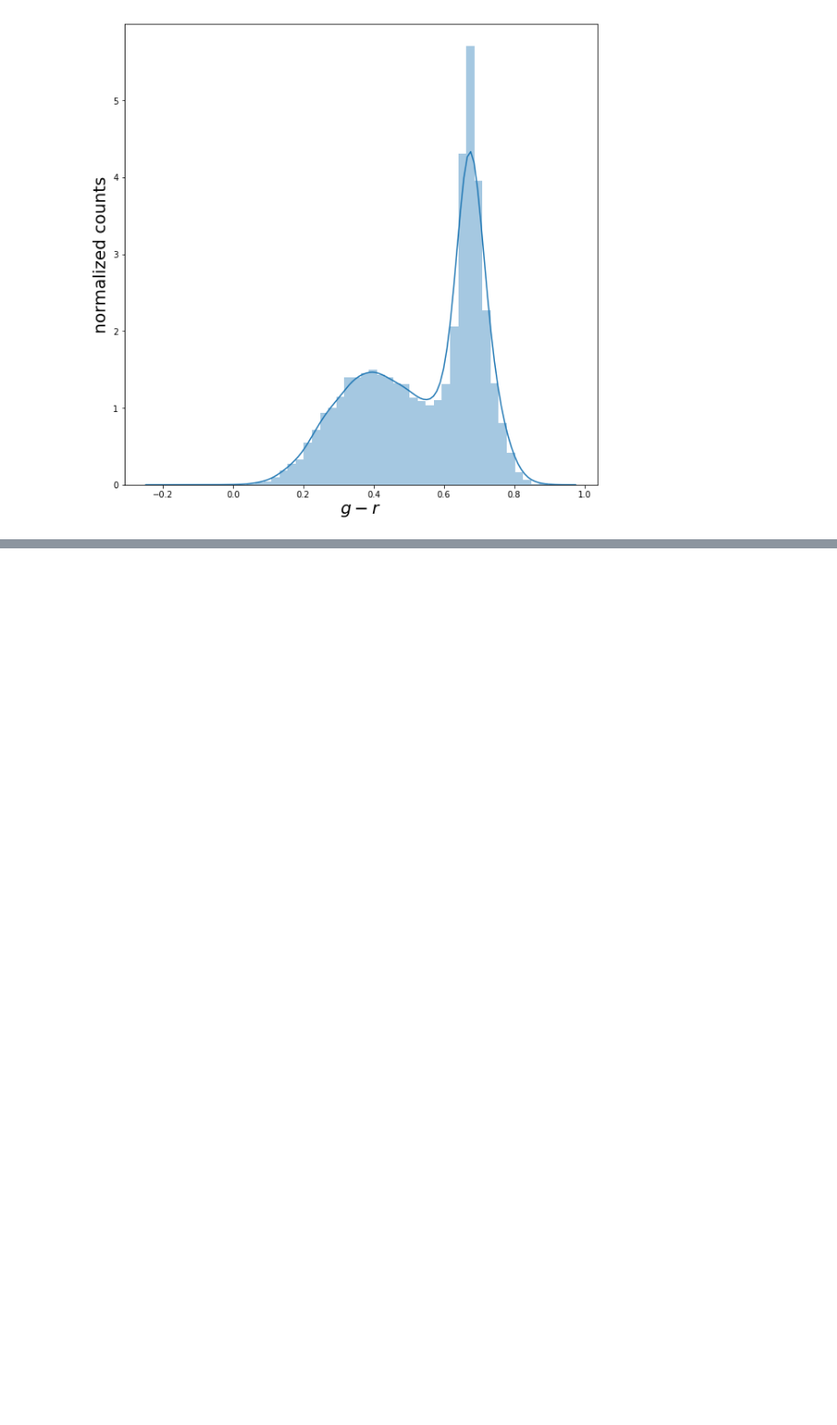
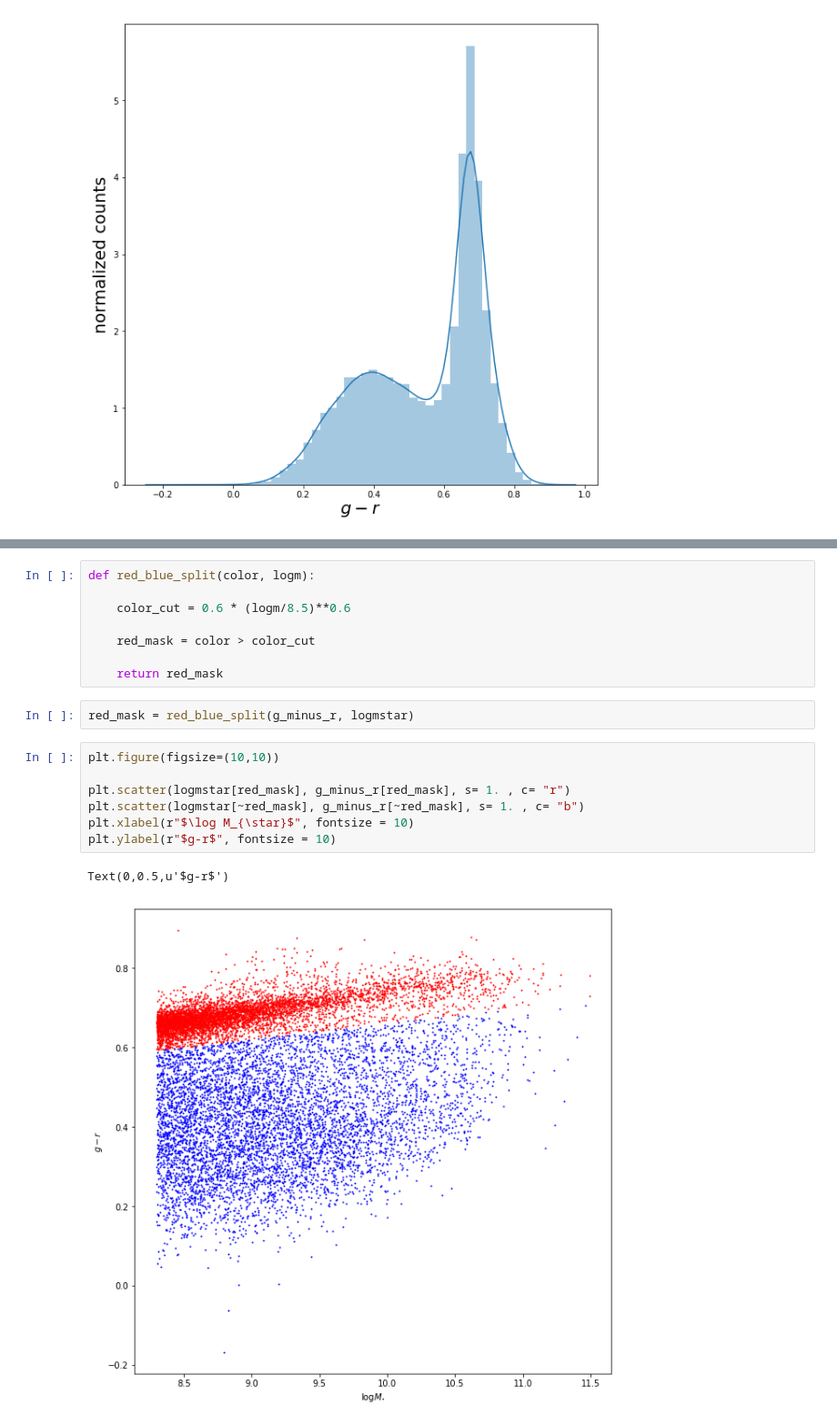
Before and after one commit to tugbabztp/Test, a Jupyter notebook: code/example.ipynb, the cells around one changed output, grey strips where cells are left out. Shown: that part at 91% size. Cells and saved outputs as stored; diff of their text form; blank space fills up the shorter version.

Commit message:
red blue split

```diff
--- a/code/example.ipynb
+++ b/code/example.ipynb
@@ -24,0 +33,20 @@ Text(0,0.5,u'normalized counts')
+# %%
+def red_blue_split(color, logm):
+
+    color_cut = 0.6 * (logm/8.5)**0.6
+
+    red_mask = color > color_cut
+
+    return red_mask
+# %%
+red_mask = red_blue_split(g_minus_r, logmstar)
+# %%
+plt.figure(figsize=(10,10))
+
+plt.scatter(logmstar[red_mask], g_minus_r[red_mask], s= 1. , c= "r")
+plt.scatter(logmstar[~red_mask], g_minus_r[~red_mask], s= 1. , c= "b")
+plt.xlabel(r"$\log M_{\star}$", fontsize = 10)
+plt.ylabel(r"$g-r$", fontsize = 10)
+# %% [output]
+Text(0,0.5,u'$g-r$')
+[figure, added]
```
Also changed, not shown: parts of 5 cells of this notebook, 1 other file.
